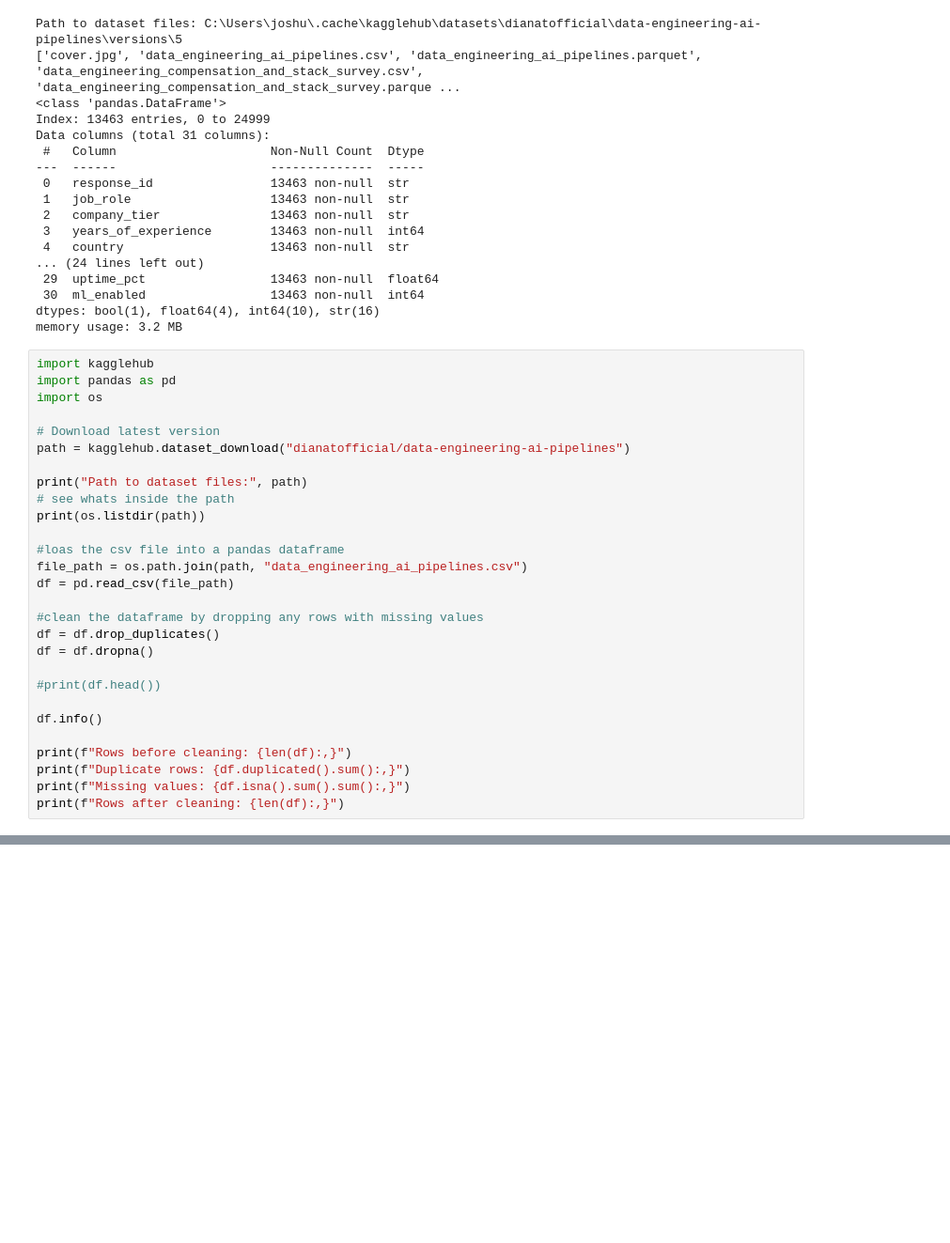
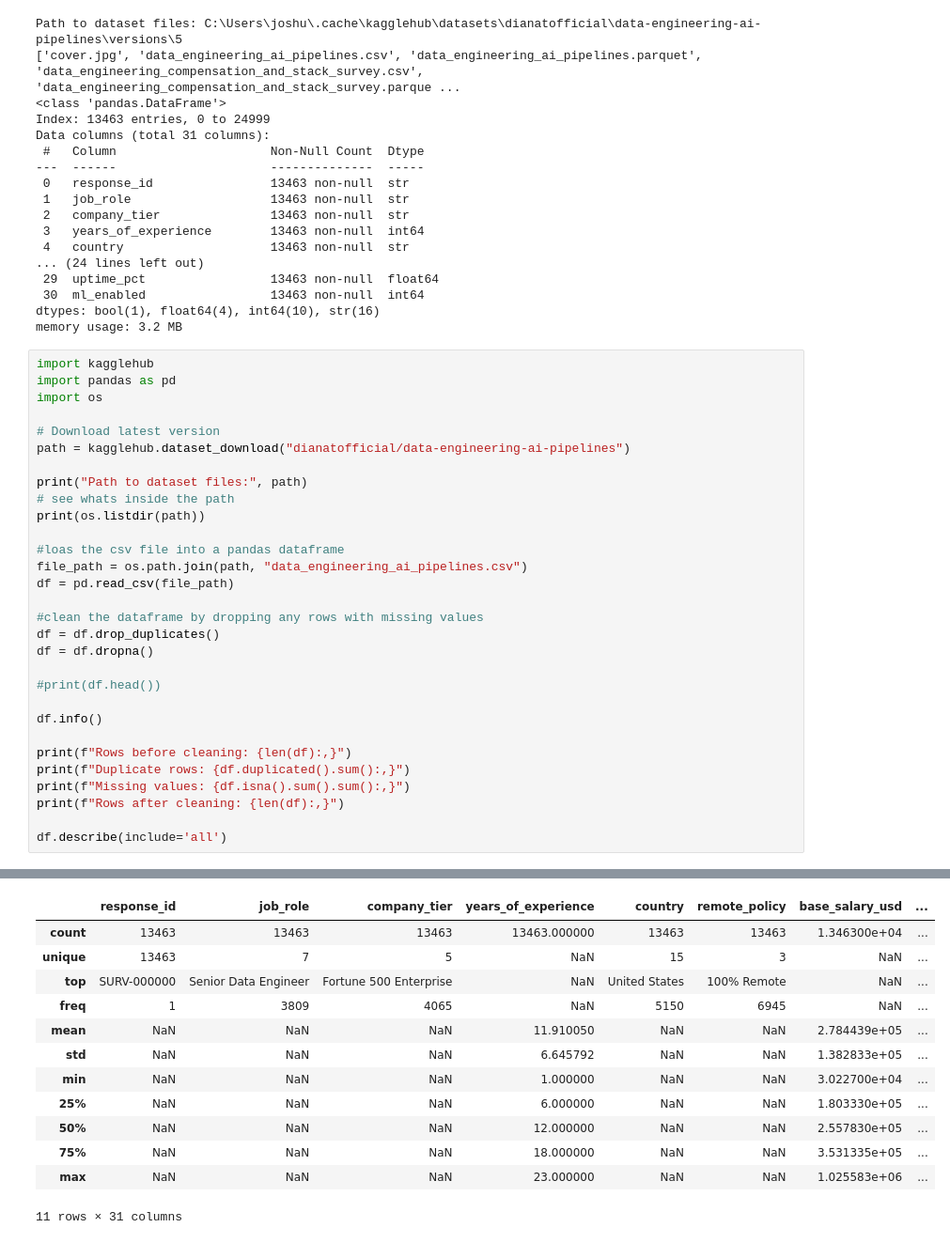
Before and after one commit to joshuajohnsonnn/DataLabs, a Jupyter notebook: src/KaggleDataSet.ipynb, the cells around one changed output, grey strips where cells are left out. Shown at 94% size. Cells and saved outputs as stored; diff of their text form; blank space fills up the shorter version.

```diff
--- a/src/KaggleDataSet.ipynb
+++ b/src/KaggleDataSet.ipynb
@@ -106,30 +106,45 @@ df = pd.read_csv(file_path)
 #clean the dataframe by dropping any rows with missing values
 df = df.drop_duplicates()
 df = df.dropna()
 
 #print(df.head())
 
 df.info()
 
 print(f"Rows before cleaning: {len(df):,}")
 print(f"Duplicate rows: {df.duplicated().sum():,}")
 print(f"Missing values: {df.isna().sum().sum():,}")
 print(f"Rows after cleaning: {len(df):,}")
+
+df.describe(include='all')
 # %% [output]
 Path to dataset files: C:\Users\joshu\.cache\kagglehub\datasets\dianatofficial\data-engineering-ai-pipelines\versions\5
 ['cover.jpg', 'data_engineering_ai_pipelines.csv', 'data_engineering_ai_pipelines.parquet', 'data_engineering_compensation_and_stack_survey.csv', 'data_engineering_compensation_and_stack_survey.parque ...
 <class 'pandas.DataFrame'>
 Index: 13463 entries, 0 to 24999
 Data columns (total 31 columns):
  #   Column                     Non-Null Count  Dtype
 ---  ------                     --------------  -----
  0   response_id                13463 non-null  str
  1   job_role                   13463 non-null  str
  2   company_tier               13463 non-null  str
  3   years_of_experience        13463 non-null  int64
  4   country                    13463 non-null  str
 ... (28 lines left out)
 Rows before cleaning: 13,463
 Duplicate rows: 0
 Missing values: 0
 Rows after cleaning: 13,463
+|  | response_id | job_role | company_tier | years_of_experience | country | remote_policy | base_salary_usd | ... |
+| count | 13463 | 13463 | 13463 | 13463.000000 | 13463 | 13463 | 1.346300e+04 | ... |
+| unique | 13463 | 7 | 5 | NaN | 15 | 3 | NaN | ... |
+| top | SURV-000000 | Senior Data Engineer | Fortune 500 Enterprise | NaN | United States | 100% Remote | NaN | ... |
+| freq | 1 | 3809 | 4065 | NaN | 5150 | 6945 | NaN | ... |
+| mean | NaN | NaN | NaN | 11.910050 | NaN | NaN | 2.784439e+05 | ... |
+| std | NaN | NaN | NaN | 6.645792 | NaN | NaN | 1.382833e+05 | ... |
+| min | NaN | NaN | NaN | 1.000000 | NaN | NaN | 3.022700e+04 | ... |
+| 25% | NaN | NaN | NaN | 6.000000 | NaN | NaN | 1.803330e+05 | ... |
+| 50% | NaN | NaN | NaN | 12.000000 | NaN | NaN | 2.557830e+05 | ... |
+| 75% | NaN | NaN | NaN | 18.000000 | NaN | NaN | 3.531335e+05 | ... |
+| max | NaN | NaN | NaN | 23.000000 | NaN | NaN | 1.025583e+06 | ... |
+11 rows × 31 columns
```
